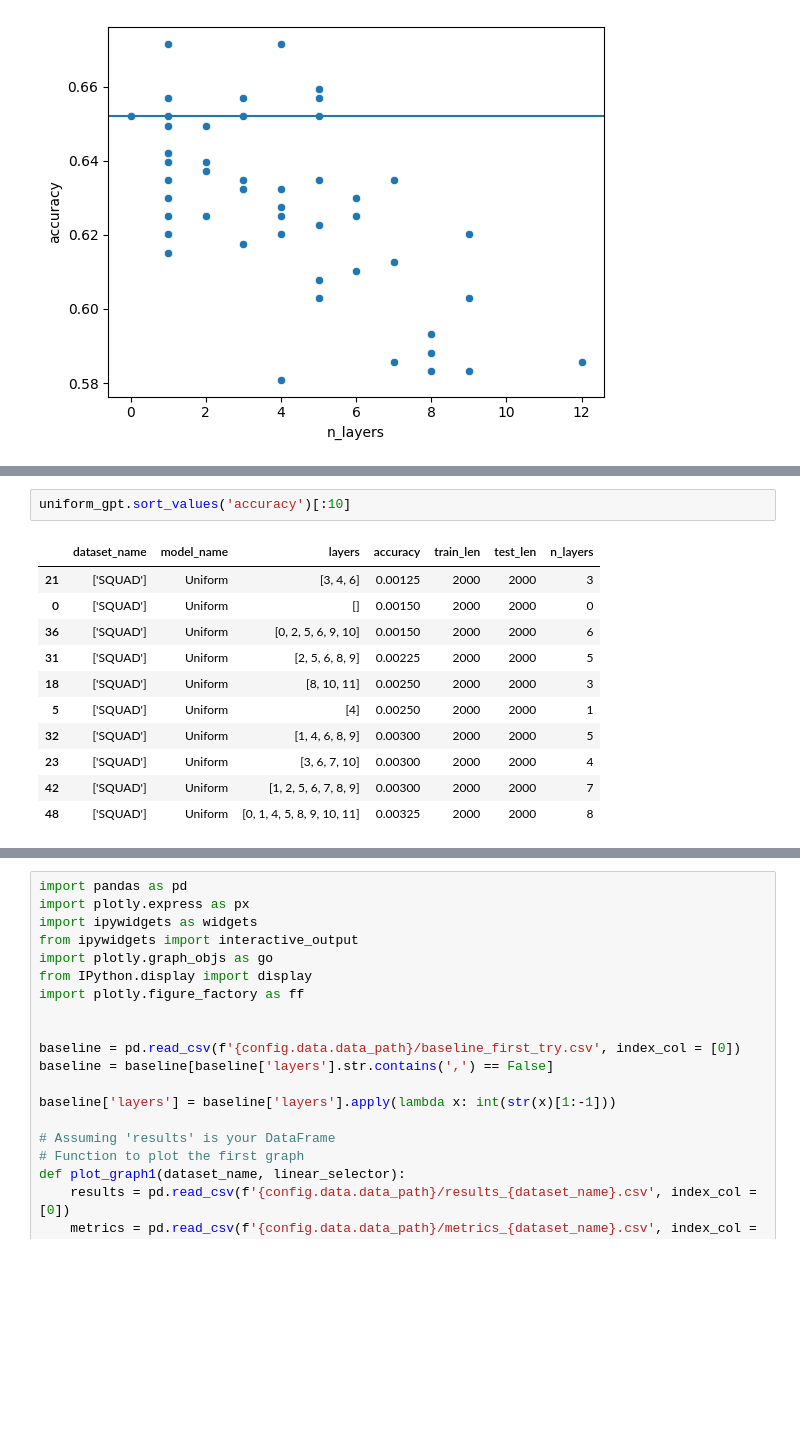
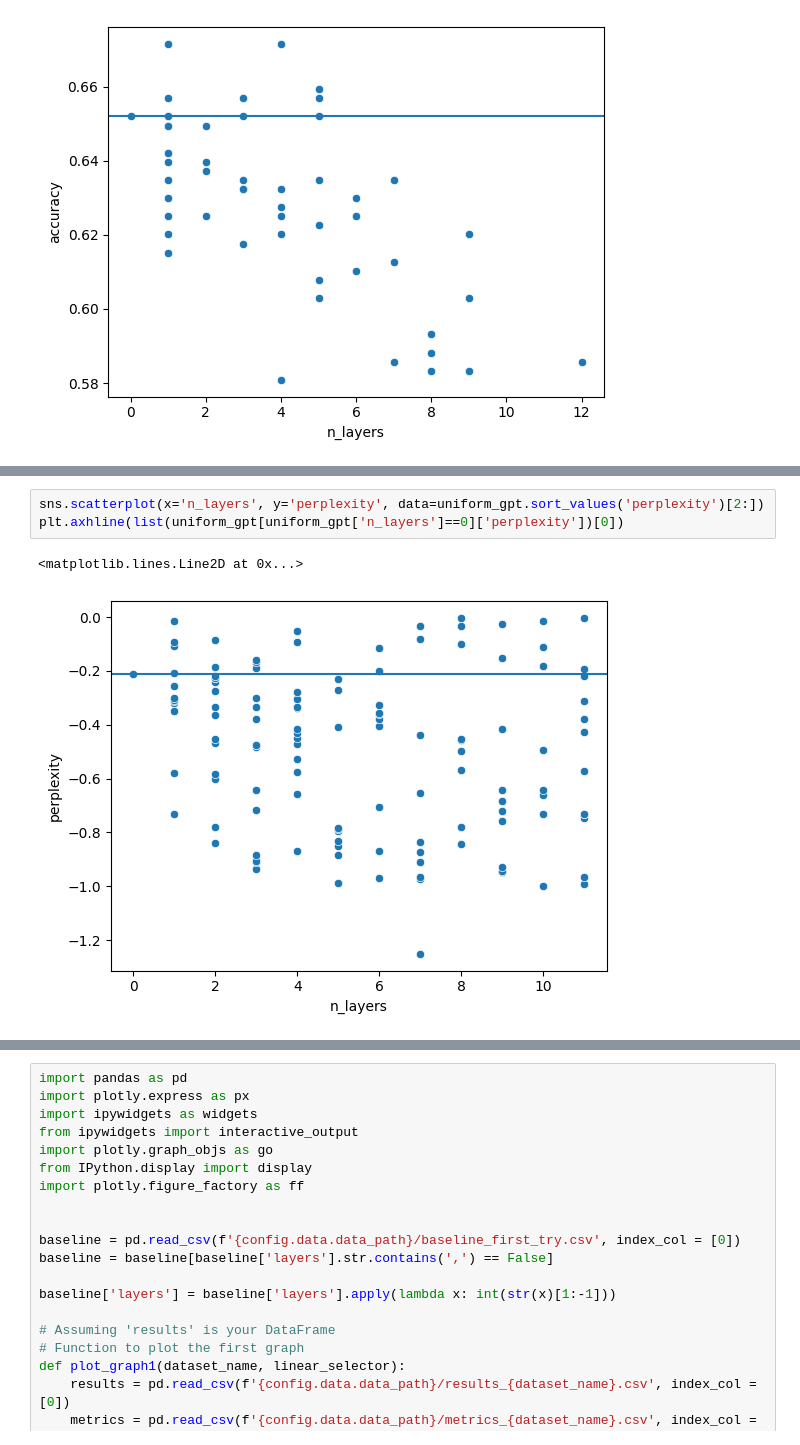
Before and after one commit to JetBrains-Research/effective-inference, a Jupyter notebook: notebooks/Metricks_visualisation.ipynb, the cells around one changed output, grey strips where cells are left out. Drawn from its saved outputs; the diff is of its cells as text; blank space fills up the shorter version.

```diff
--- a/notebooks/Metricks_visualisation.ipynb
+++ b/notebooks/Metricks_visualisation.ipynb
@@ -190,14 +198,6 @@ plt.axhline(list(uniform_gpt[uniform_gpt['n_layers']==0]['accuracy'])[0])
-# %%
-uniform_gpt.sort_values('accuracy')[:10]
-# %% [output]
-|  | dataset_name | model_name | layers | accuracy | train_len | test_len | n_layers |
-| 21 | ['SQUAD'] | Uniform | [3, 4, 6] | 0.00125 | 2000 | 2000 | 3 |
-| 0 | ['SQUAD'] | Uniform | [] | 0.00150 | 2000 | 2000 | 0 |
-| 36 | ['SQUAD'] | Uniform | [0, 2, 5, 6, 9, 10] | 0.00150 | 2000 | 2000 | 6 |
-| 31 | ['SQUAD'] | Uniform | [2, 5, 6, 8, 9] | 0.00225 | 2000 | 2000 | 5 |
-| 18 | ['SQUAD'] | Uniform | [8, 10, 11] | 0.00250 | 2000 | 2000 | 3 |
-| 5 | ['SQUAD'] | Uniform | [4] | 0.00250 | 2000 | 2000 | 1 |
-| 32 | ['SQUAD'] | Uniform | [1, 4, 6, 8, 9] | 0.00300 | 2000 | 2000 | 5 |
-| 23 | ['SQUAD'] | Uniform | [3, 6, 7, 10] | 0.00300 | 2000 | 2000 | 4 |
-| 42 | ['SQUAD'] | Uniform | [1, 2, 5, 6, 7, 8, 9] | 0.00300 | 2000 | 2000 | 7 |
-| 48 | ['SQUAD'] | Uniform | [0, 1, 4, 5, 8, 9, 10, 11] | 0.00325 | 2000 | 2000 | 8 |
+# %%
+sns.scatterplot(x='n_layers', y='perplexity', data=uniform_gpt.sort_values('perplexity')[2:])
+plt.axhline(list(uniform_gpt[uniform_gpt['n_layers']==0]['perplexity'])[0])
+# %% [output]
+<matplotlib.lines.Line2D at 0x...>
+[figure, added]
```
Also changed, not shown: parts of 23 cells of this notebook, 8 other files.
